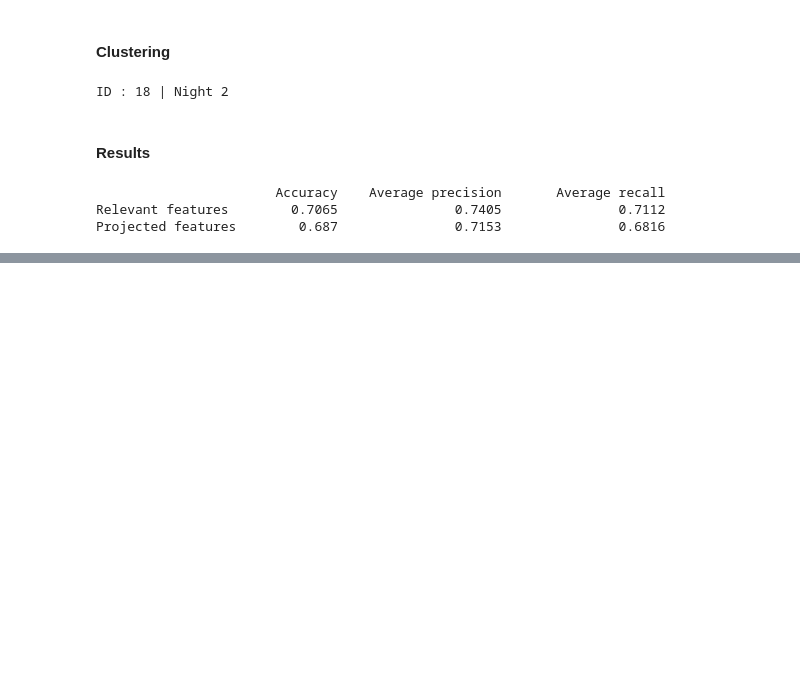
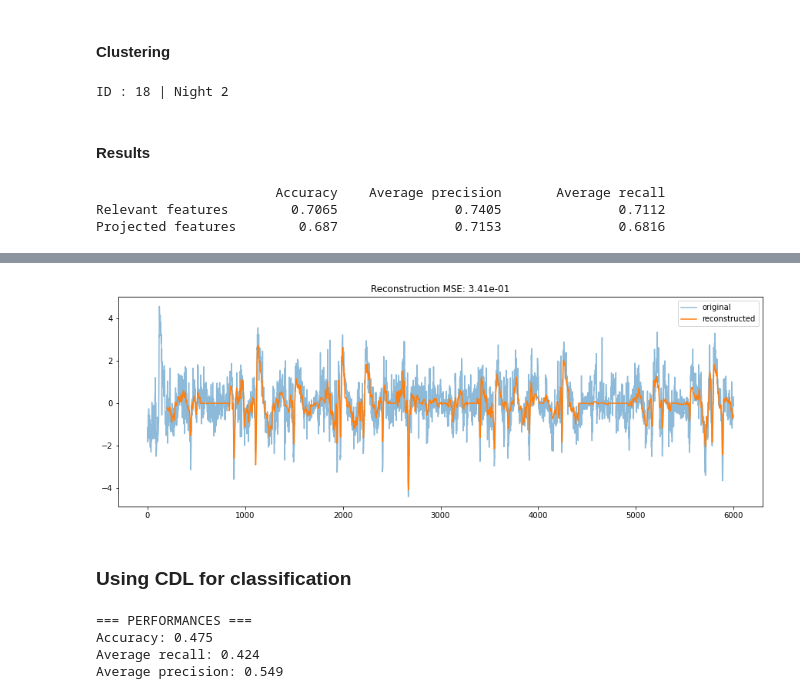
Before and after one commit to cosasha97/automatic-sleep-stages-classification, a Jupyter notebook: sleep_stages_classification.ipynb, the cells around one changed output, grey strips where cells are left out. Drawn from its saved outputs; the diff is of its cells as text; code cells hidden in the pictures; blank space fills up the shorter version.

```diff
--- a/sleep_stages_classification.ipynb
+++ b/sleep_stages_classification.ipynb
@@ -338,0 +377,26 @@ Projected features        0.687               0.7153               0.6816
+# %%
+# Reconstruction with the dictionary and the sparse codes
+reconstruction = np.stack(
+    [
+        np.convolve(code, atom, mode="valid")
+        for (code, atom) in zip(
+            atleast_2d(sparse_codes).T, atleast_2d(dict_learning.squeeze()).T
+        )
+    ],
+    axis=0,
+)
+
+offset = atom_length - 1
+
+fig, ax = fig_ax()
+tt = np.arange(signal.shape[0])
+ax.plot(tt, signal[:,0], label="original", alpha=0.5)
+ax.plot(tt[offset:], reconstruction.sum(axis=0), label="reconstructed")
+ax.set_title(
+    f"Reconstruction MSE: {np.mean((signal[offset :,0].flatten() - reconstruction.sum(axis=0))**2):.2e}"
+)
+_ = plt.legend()
+# %% [output]
+[figure, added]
+# %% [markdown]
+### Using CDL for classification
@@ -338,0 +436,15 @@ Projected features        0.687               0.7153               0.6816
+# %%
+# sum MSE of both channels
+score = MSE[np.arange(0,10,2)] + MSE[np.arange(1,10,2)]
+# get prediction
+predicted_labels = np.argmin(score,axis=0)+1
+# print results
+print("=== PERFORMANCES ===")
+print('Accuracy: %.3f' % accuracy_score(sample['labels'], predicted_labels))
+print('Average recall: %.3f' % recall_score(sample['labels'], predicted_labels, average='macro'))
+print('Average precision: %.3f' % precision_score(sample['labels'], predicted_labels, average='macro'))
+# %% [output]
+=== PERFORMANCES ===
+Accuracy: 0.475
+Average recall: 0.424
+Average precision: 0.549
```
Also changed, not shown: parts of 12 cells of this notebook.
